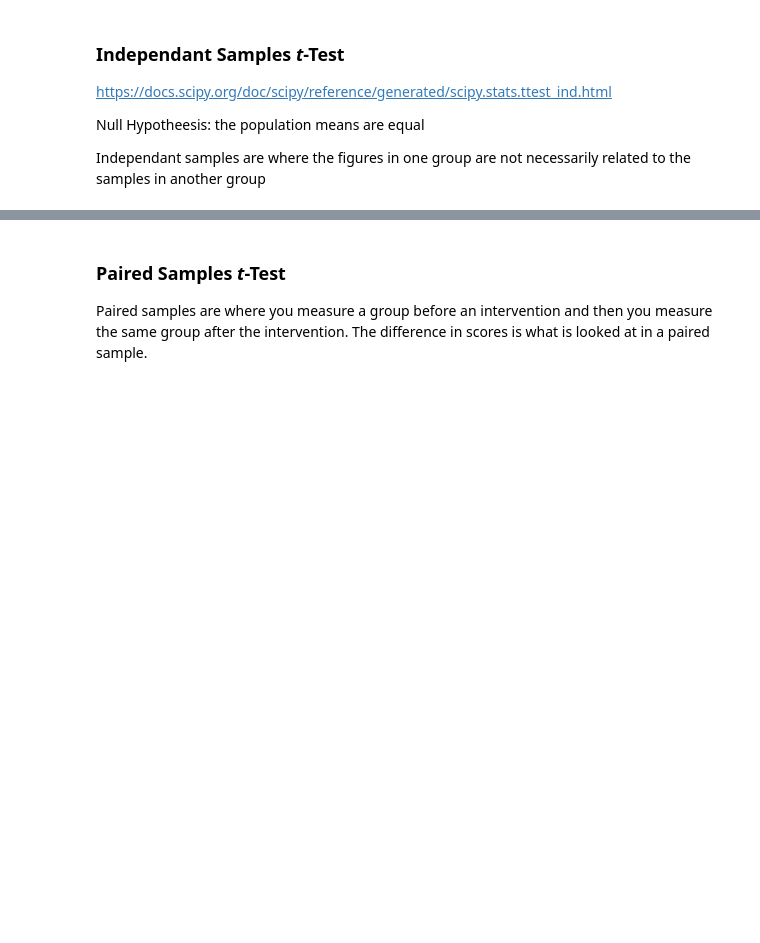
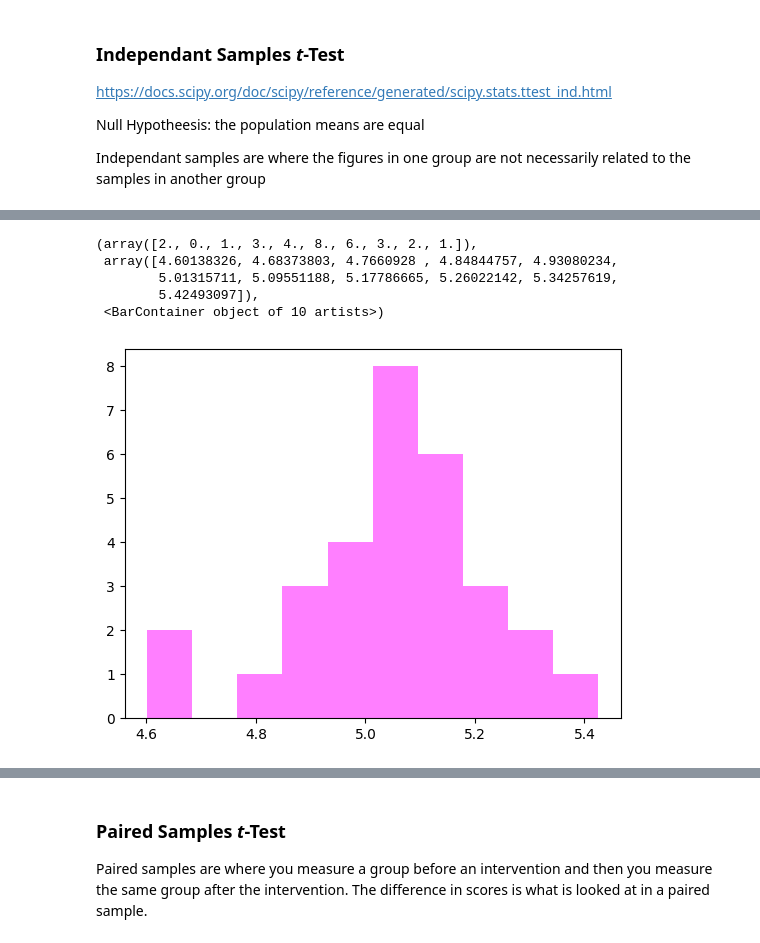
Before and after one commit to GraceMarySmyth/applied-statistics-assessment, a Jupyter notebook: problems.ipynb, the cells around one changed output, grey strips where cells are left out. Cells and saved outputs as stored; diff of their text form; code cells hidden in the pictures; blank space fills up the shorter version.

```diff
--- a/problems.ipynb
+++ b/problems.ipynb
@@ -1231,0 +1244,13 @@ ax.axvline(stats.t.ppf(0.95, df=58), color='red', linestyle=':')
+# %%
+# A group of normally distributed values
+group_a = np.random.normal(5, 0.2, 30)
+# %%
+# Histogram
+plt.hist(group_a, color='fuchsia', alpha=0.5, label='Group A')
+# %% [output]
+(array([2., 0., 1., 3., 4., 8., 6., 3., 2., 1.]),
+ array([4.60138326, 4.68373803, 4.7660928 , 4.84844757, 4.93080234,
+        5.01315711, 5.09551188, 5.17786665, 5.26022142, 5.34257619,
+        5.42493097]),
+ <BarContainer object of 10 artists>)
+[figure, added]
```
Also changed, not shown: parts of 43 cells of this notebook, 1 other file.
